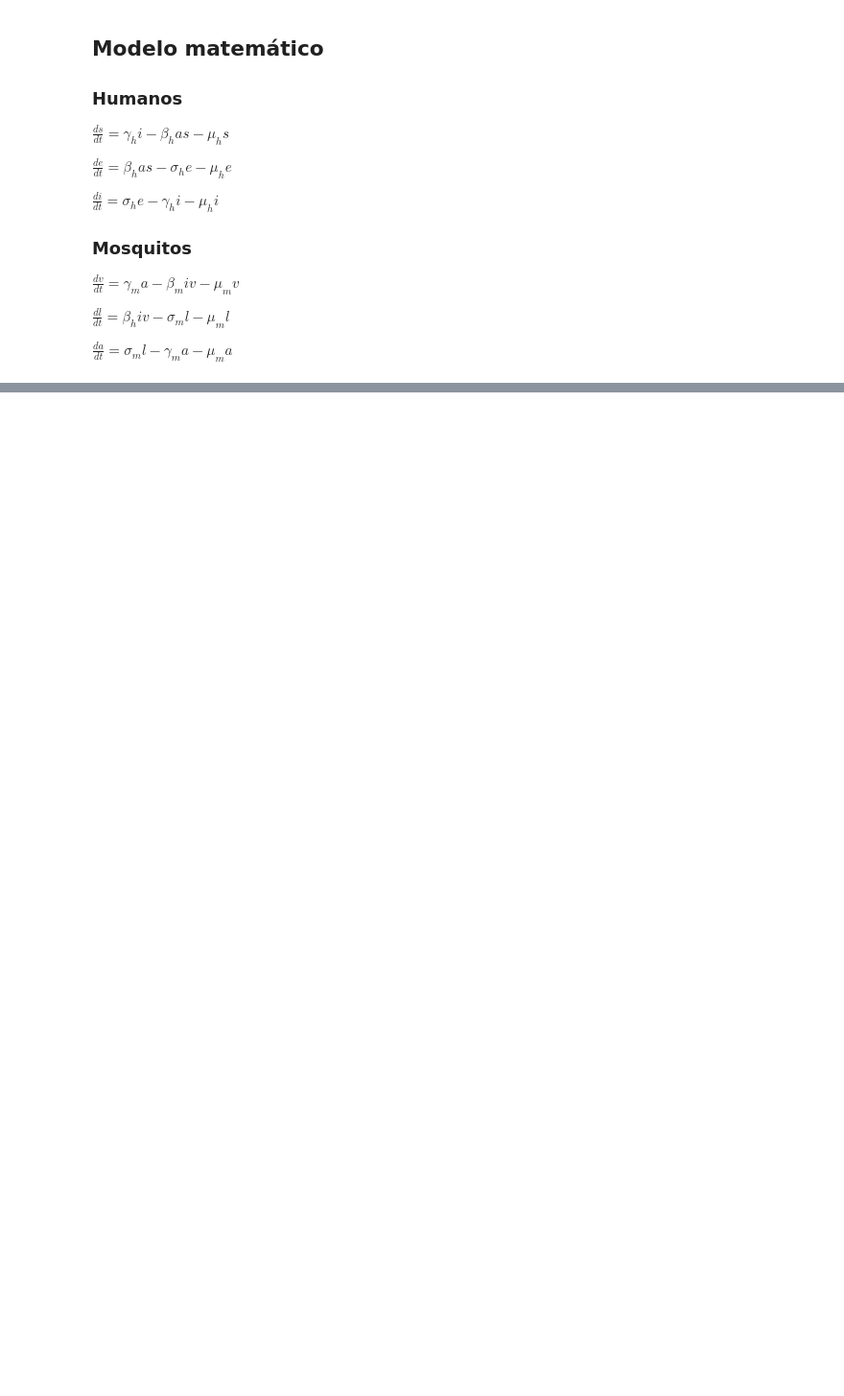
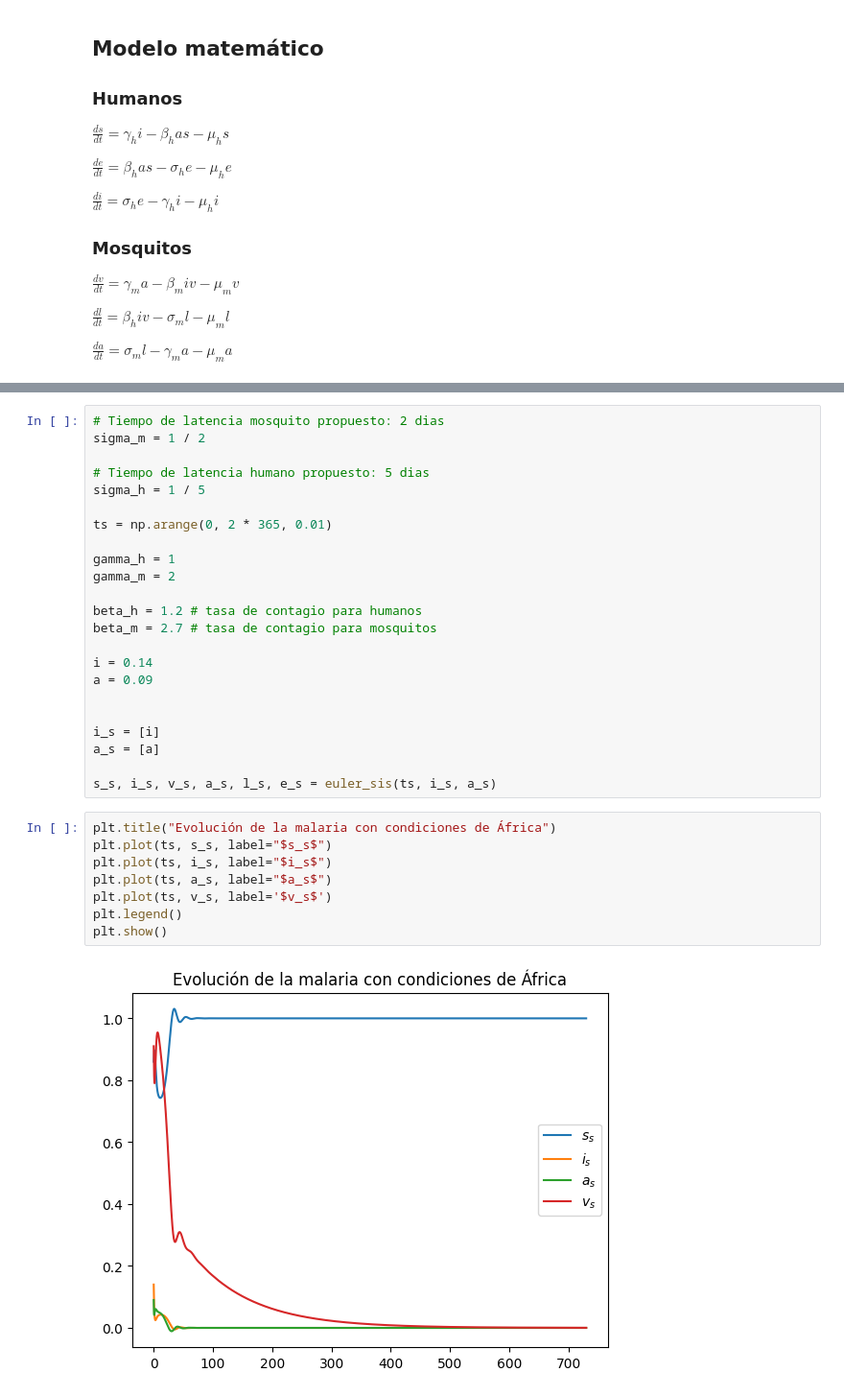
Before and after one commit to justog220/Practicas-MSB, a Jupyter notebook: Semana 4/Practica4.ipynb, the cells around one changed output, grey strips where cells are left out. Shown: that part at 96% size. Drawn from its saved outputs; the diff is of its cells as text; blank space fills up the shorter version.

```diff
--- a/Semana 4/Practica4.ipynb
+++ b/Semana 4/Practica4.ipynb
@@ -234,0 +250,33 @@ def euler(ts, i_s, a_s, e_s, l_s):
+# %%
+# Tiempo de latencia mosquito propuesto: 2 dias
+sigma_m = 1 / 2
+
+# Tiempo de latencia humano propuesto: 5 dias
+sigma_h = 1 / 5
+
+ts = np.arange(0, 2 * 365, 0.01)
+
+gamma_h = 1
+gamma_m = 2
+
+beta_h = 1.2 # tasa de contagio para humanos
+beta_m = 2.7 # tasa de contagio para mosquitos
+
+i = 0.14
+a = 0.09
+
+
+i_s = [i]
+a_s = [a]
+
+s_s, i_s, v_s, a_s, l_s, e_s = euler_sis(ts, i_s, a_s)
+# %%
+plt.title("Evolución de la malaria con condiciones de África")
+plt.plot(ts, s_s, label="$s_s$")
+plt.plot(ts, i_s, label="$i_s$")
+plt.plot(ts, a_s, label="$a_s$")
+plt.plot(ts, v_s, label='$v_s$')
+plt.legend()
+plt.show()
+# %% [output]
+[figure, added]
```
Also changed, not shown: parts of 4 cells of this notebook, 1 other file.
